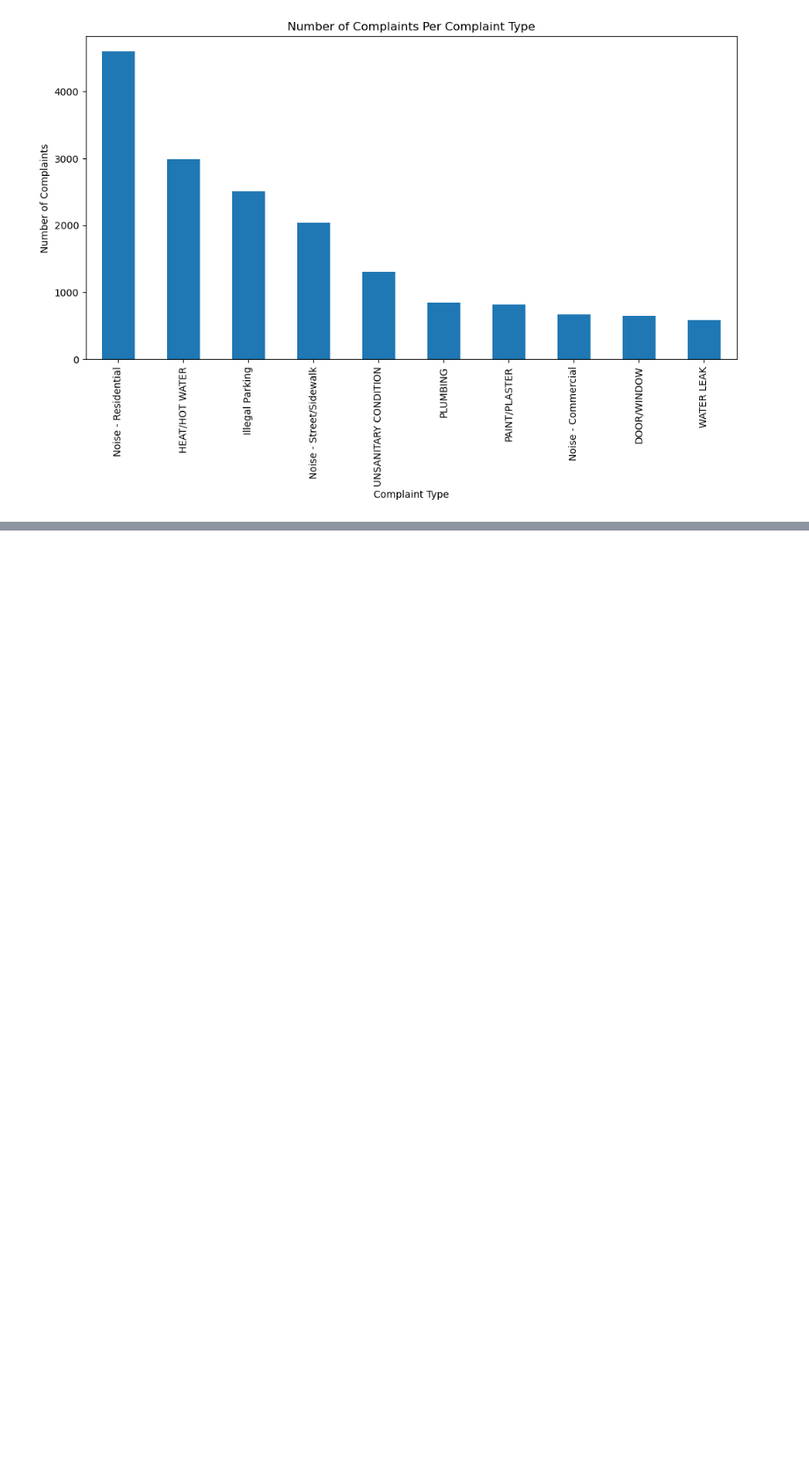
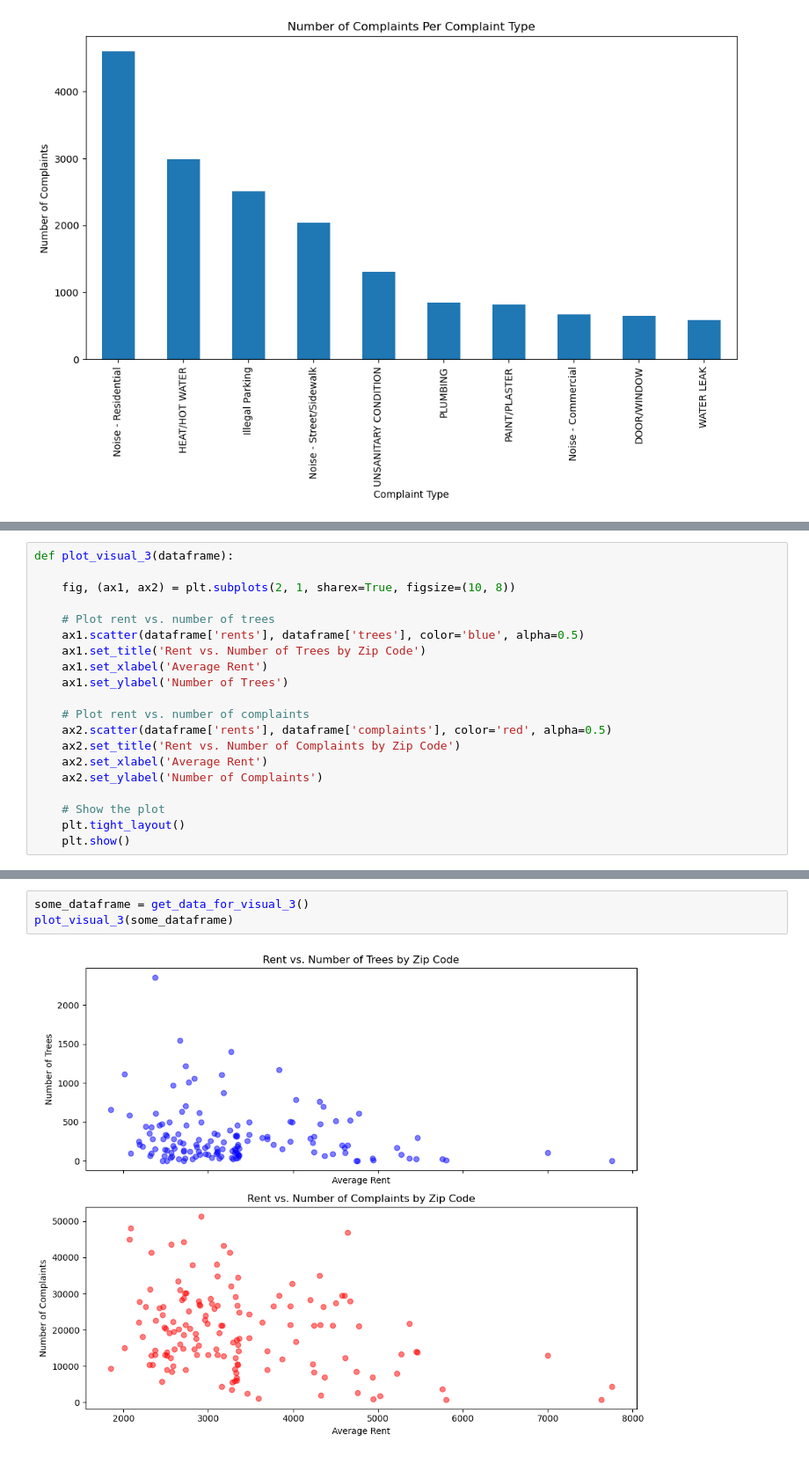
Before and after one commit to Moustafaban1/Project---Tools-for-Analytics-, a Jupyter notebook: Group 6 Final Project.ipynb, the cells around one changed output, grey strips where cells are left out. Shown at 88% size. Cells and saved outputs as stored; diff of their text form; blank space fills up the shorter version.

```diff
--- a/Group 6 Final Project.ipynb
+++ b/Group 6 Final Project.ipynb
@@ -903,0 +904,20 @@ plot_visual_2(some_dataframe)
+# %%
+def plot_visual_3(dataframe):
+
+    fig, (ax1, ax2) = plt.subplots(2, 1, sharex=True, figsize=(10, 8))
+
+    # Plot rent vs. number of trees
+    ax1.scatter(dataframe['rents'], dataframe['trees'], color='blue', alpha=0.5)
+    ax1.set_title('Rent vs. Number of Trees by Zip Code')
+    ax1.set_xlabel('Average Rent')
+    ax1.set_ylabel('Number of Trees')
+
+    # Plot rent vs. number of complaints
+    ax2.scatter(dataframe['rents'], dataframe['complaints'], color='red', alpha=0.5)
+    ax2.set_title('Rent vs. Number of Complaints by Zip Code')
+    ax2.set_xlabel('Average Rent')
+    ax2.set_ylabel('Number of Complaints')
+
+    # Show the plot
+    plt.tight_layout()
+    plt.show()
@@ -903,0 +981,5 @@ plot_visual_2(some_dataframe)
+# %%
+some_dataframe = get_data_for_visual_3()
+plot_visual_3(some_dataframe)
+# %% [output]
+[figure, added]
```
Also changed, not shown: parts of 12 cells of this notebook.
